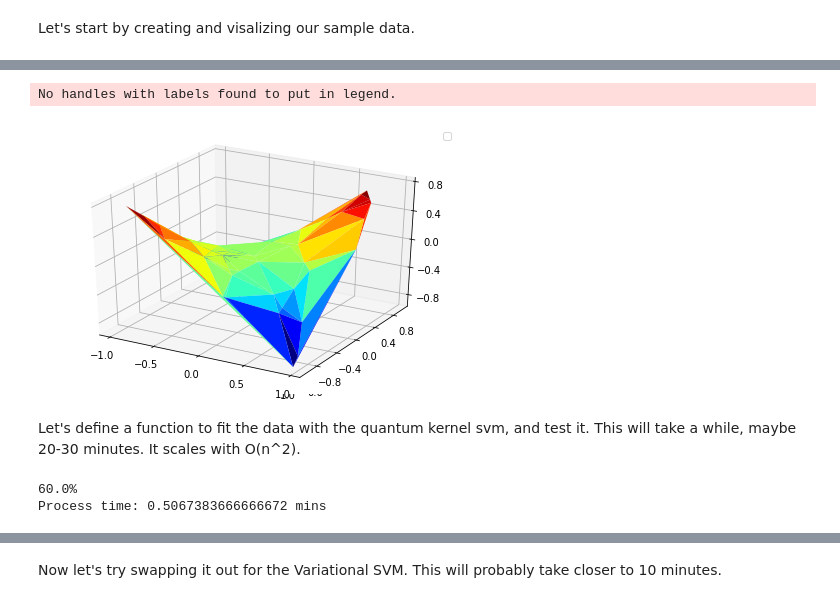
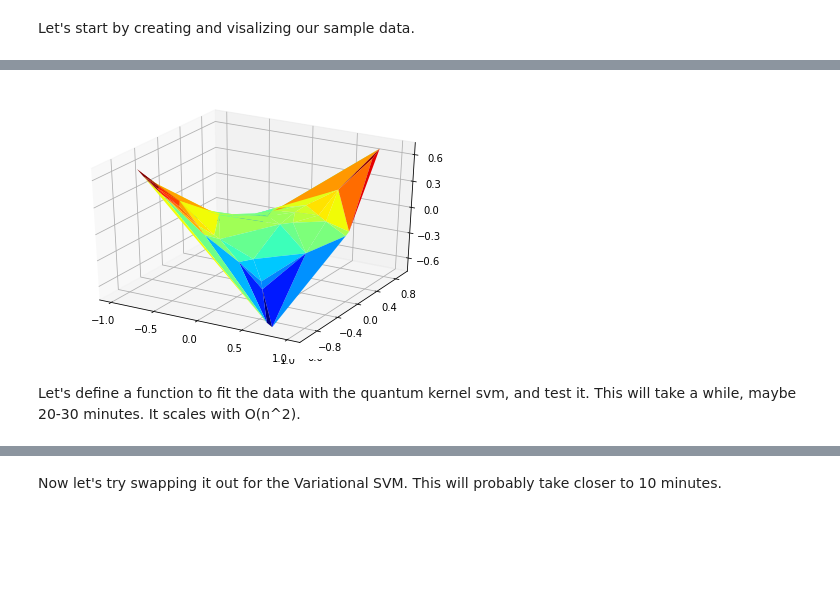
Before and after one commit to dongreenberg/quantum-education, a Jupyter notebook: qiskit_bootcamp/Qiskit_Bootcamp_Aqua_and_Chemistry.ipynb, the cells around one changed output, grey strips where cells are left out. Cells and saved outputs as stored; diff of their text form; code cells hidden in the pictures; blank space fills up the shorter version.

Commit message:
Update Aqua slides for KAIST Bootcamp

```diff
--- a/qiskit_bootcamp/Qiskit_Bootcamp_Aqua_and_Chemistry.ipynb
+++ b/qiskit_bootcamp/Qiskit_Bootcamp_Aqua_and_Chemistry.ipynb
@@ -334,20 +392,18 @@ print(test_data)
 # %%
 mpl.rcParams['legend.fontsize'] = 10
 fig = plt.figure()
 ax = fig.gca(projection='3d')
 
 ax = fig.add_subplot(111, projection='3d')
 surf = ax.plot_trisurf(x_trn, y_trn, x_trn*y_trn, cmap=cm.jet, linewidth=0) #Jet4Ever
 ax.xaxis.set_major_locator(MaxNLocator(5))
 ax.yaxis.set_major_locator(MaxNLocator(6))
 ax.zaxis.set_major_locator(MaxNLocator(5))
 
 fig.tight_layout()
 
-ax.legend()
 plt.show()
 # %% [output]
-No handles with labels found to put in legend.
-[figure, old version]
+[figure, new version]
 # %% [markdown]
 Let's define a function to fit the data with the quantum kernel svm, and test it. This will take a while, maybe 20-30 minutes. It scales with O(n^2).
@@ -366,7 +409,0 @@ def aqua_qksvm_score(tr_input, te_input, shots=100):
-# %%
-result, proc_time = aqua_qksvm_score(training_data, test_data, shots=100)
-print("{}%".format(result['test_success_ratio']*100))
-print("Process time: {} mins".format(proc_time))
-# %% [output]
-60.0%
-Process time: 0.5067383666666672 mins
```
Also changed, not shown: parts of 81 cells of this notebook.
